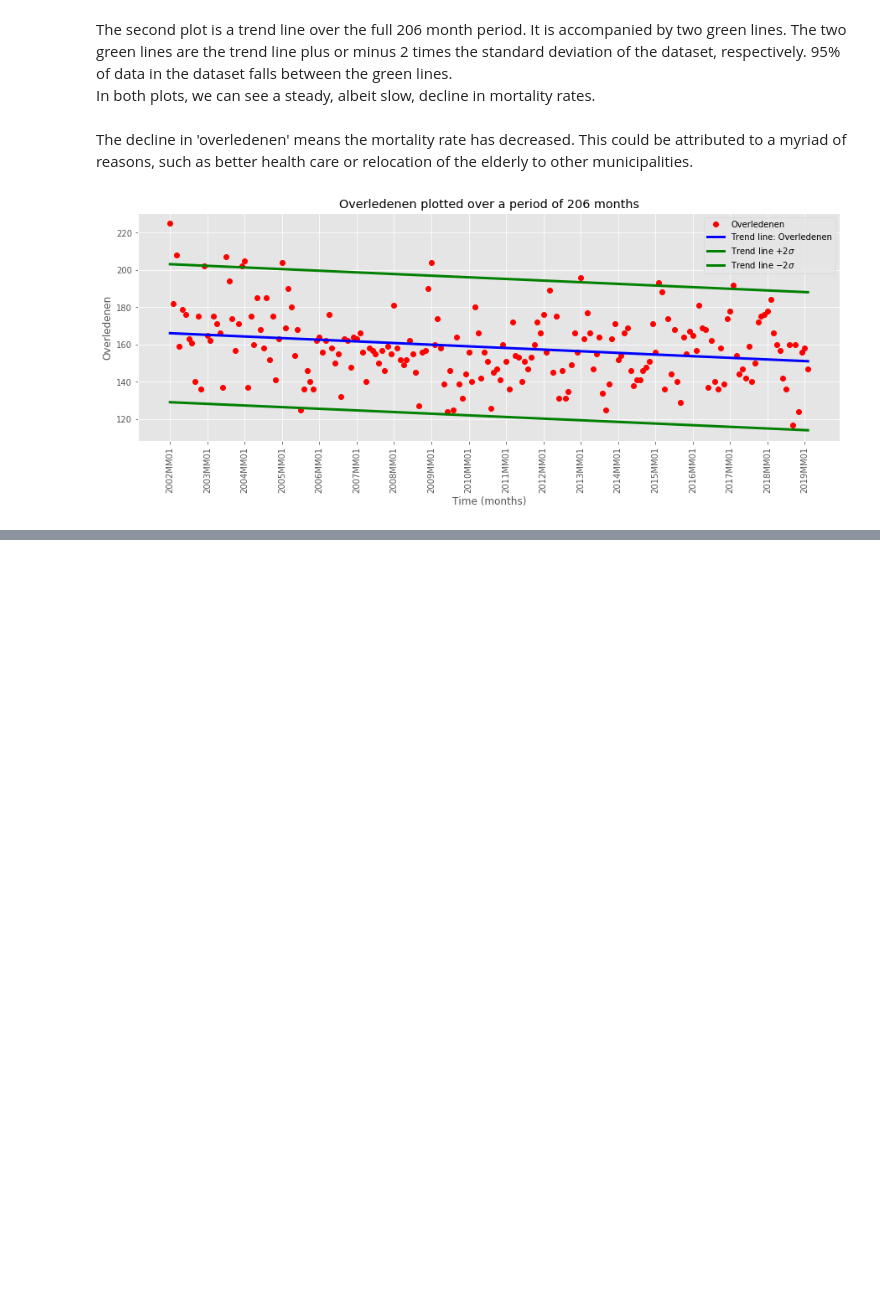
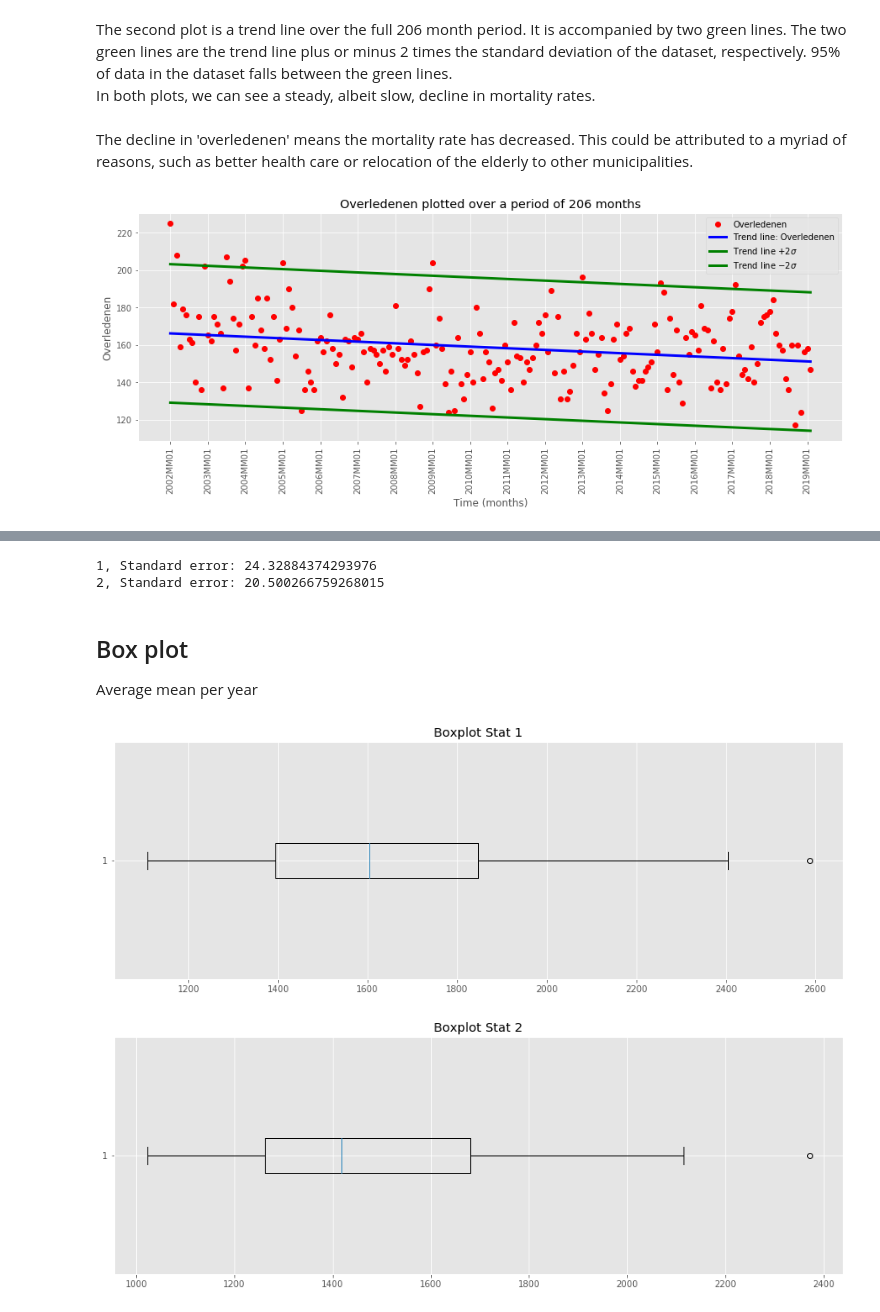
Before and after one commit to Casper-Smet/analytical-computing, a Jupyter notebook: assignments/statistical-analysis-utrecht/statistical-analysis.ipynb, the cells around one changed output, grey strips where cells are left out. Saved outputs shown, nothing was run; the diff lists cells and outputs as text; code cells hidden in the pictures; blank space fills up the shorter version.

Commit message:
Added box plot, confidence interval, standard error and error bar

```diff
--- a/assignments/statistical-analysis-utrecht/statistical-analysis.ipynb
+++ b/assignments/statistical-analysis-utrecht/statistical-analysis.ipynb
@@ -279,0 +302,32 @@ plot_trendline(data[columns['Overledenen_3']], data[columns['Perioden']], 'Overl
+# %%
+for counter, stat in enumerate(stats):
+    print(f"{counter + 1}, Standard error: {math_standard_error(stat)}")
+# %% [output]
+1, Standard error: 24.32884374293976
+2, Standard error: 20.500266759268015
+# %% [markdown]
+## Box plot
+Average mean per year
+# %%
+%matplotlib inline
+from itertools import islice
+plt.rcParams['figure.figsize'] = [15,5]
+style.use('ggplot')
+
+for counter, stat in enumerate(stats):
+    start = 0
+    stop = 12
+    mean_list = []
+    for i in range(len(stat[0::12])):
+        temp_data = list(islice(stat, start, stop))
+        start = stop
+        stop = stop + 12
+        temp_mean = math_average(temp_data)
+        mean_list.append(temp_mean)
+
+    plt.boxplot(mean_list, vert=False)
+    plt.title(f"Boxplot Stat {counter + 1}")
+    plt.show()
+# %% [output]
+[figure, added]
+[figure, added]
```
Also changed, not shown: parts of 5 cells of this notebook.
